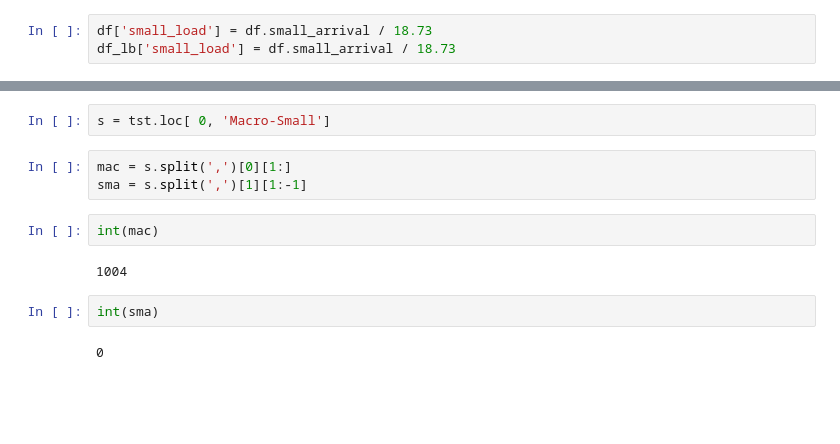
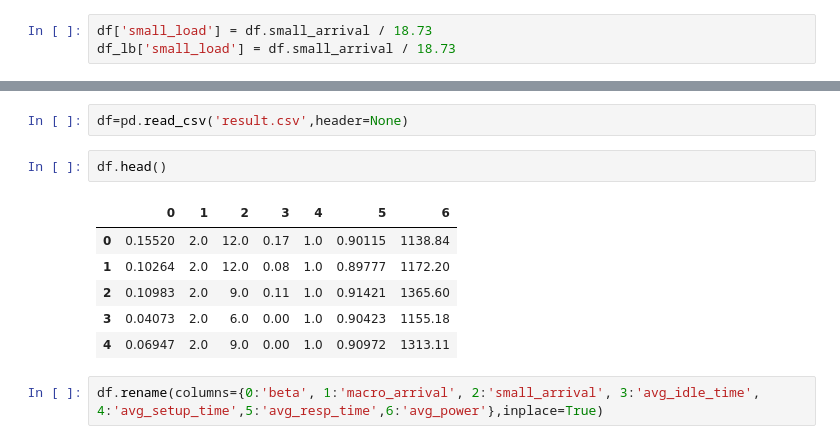
Before and after one commit to mEyob/load-balancing-5G-hetnet, a Jupyter notebook: simulator/data/visualization.ipynb, the cells around one changed output, grey strips where cells are left out. Saved outputs shown, nothing was run; the diff lists cells and outputs as text; blank space fills up the shorter version.

```diff
--- a/simulator/data/visualization.ipynb
+++ b/simulator/data/visualization.ipynb
@@ -88,13 +96,13 @@ tst = pd.read_csv('test-test.csv', sep='\t')
-# %%
-s = tst.loc[ 0, 'Macro-Small']
-# %%
-mac = s.split(',')[0][1:]
-sma = s.split(',')[1][1:-1]
-# %%
-int(mac)
-# %% [output]
-1004
-# %%
-int(sma)
-# %% [output]
-0
+# %%
+df=pd.read_csv('result.csv',header=None)
+# %%
+df.head()
+# %% [output]
+|  | 0 | 1 | 2 | 3 | 4 | 5 | 6 |
+| 0 | 0.15520 | 2.0 | 12.0 | 0.17 | 1.0 | 0.90115 | 1138.84 |
+| 1 | 0.10264 | 2.0 | 12.0 | 0.08 | 1.0 | 0.89777 | 1172.20 |
+| 2 | 0.10983 | 2.0 | 9.0 | 0.11 | 1.0 | 0.91421 | 1365.60 |
+| 3 | 0.04073 | 2.0 | 6.0 | 0.00 | 1.0 | 0.90423 | 1155.18 |
+| 4 | 0.06947 | 2.0 | 9.0 | 0.00 | 1.0 | 0.90972 | 1313.11 |
+# %%
+df.rename(columns={0:'beta', 1:'macro_arrival', 2:'small_arrival', 3:'avg_idle_time', 4:'avg_setup_time',5:'avg_resp_time',6:'avg_power'},inplace=True)
```
Also changed, not shown: parts of 16 cells of this notebook, 33 other files.
